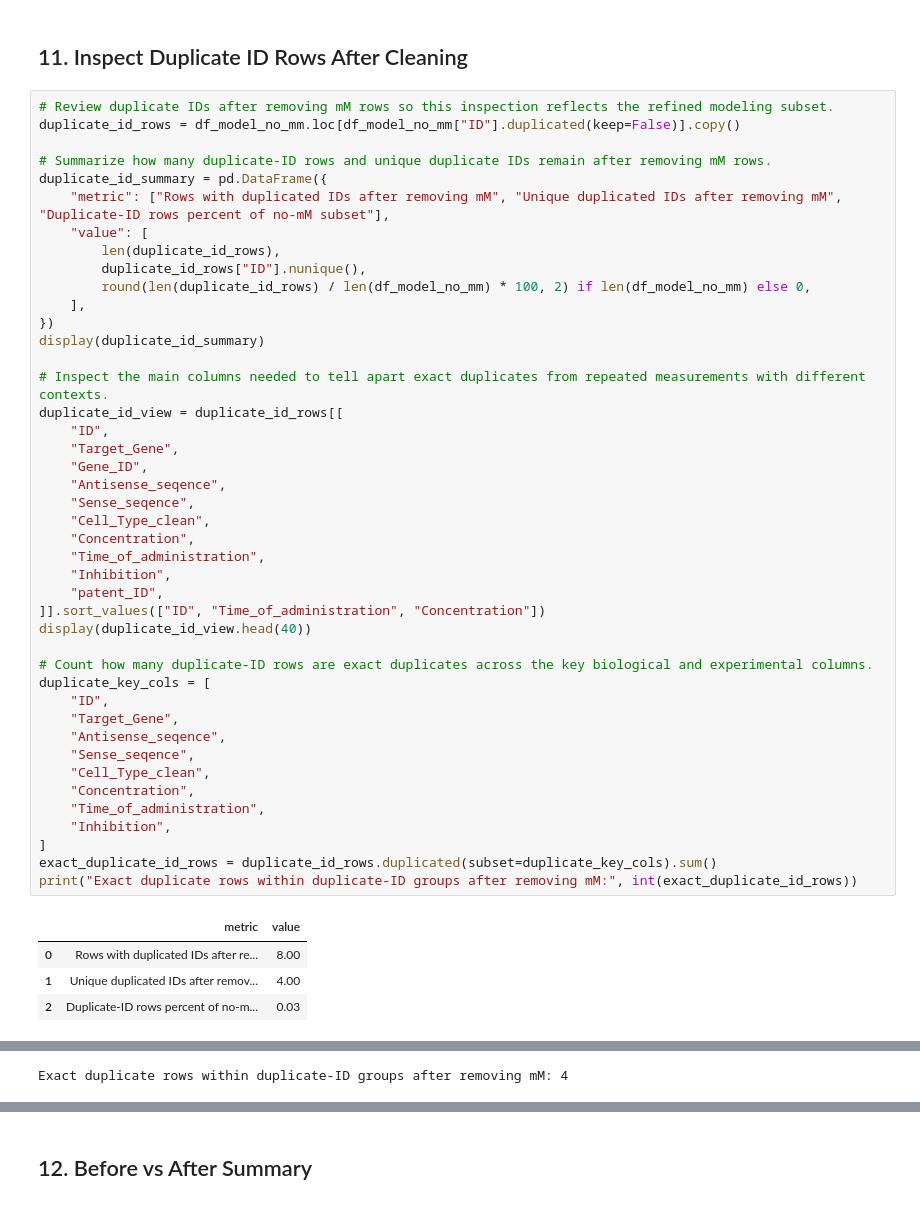
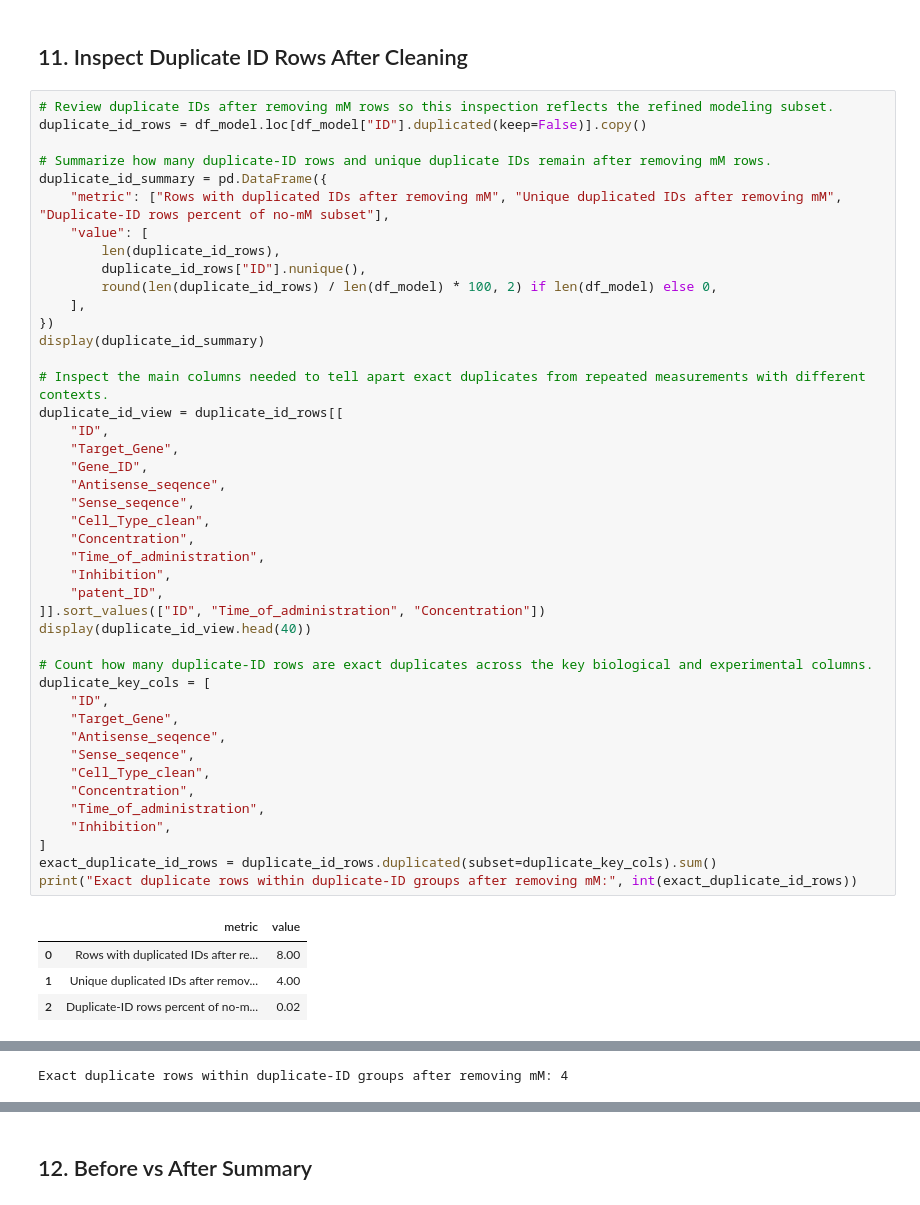
Before and after one commit to evelina-crypto/siRNA-Pharmaceutical-Modeling-with-Foundation-Models, a Jupyter notebook: notebooks/data_qc.ipynb, the cells around one changed output, grey strips where cells are left out. Cells and saved outputs as stored; diff of their text form.

```diff
--- a/notebooks/data_qc.ipynb
+++ b/notebooks/data_qc.ipynb
@@ -719,7 +629,7 @@ display(cleaned_missing_df[cleaned_missing_df["missing_count"] > 0])
 ## 11. Inspect Duplicate ID Rows After Cleaning
 # %%
 # Review duplicate IDs after removing mM rows so this inspection reflects the refined modeling subset.
-duplicate_id_rows = df_model_no_mm.loc[df_model_no_mm["ID"].duplicated(keep=False)].copy()
+duplicate_id_rows = df_model.loc[df_model["ID"].duplicated(keep=False)].copy()
 
 # Summarize how many duplicate-ID rows and unique duplicate IDs remain after removing mM rows.
 duplicate_id_summary = pd.DataFrame({
@@ -727,7 +637,7 @@ duplicate_id_summary = pd.DataFrame({
     "value": [
         len(duplicate_id_rows),
         duplicate_id_rows["ID"].nunique(),
-        round(len(duplicate_id_rows) / len(df_model_no_mm) * 100, 2) if len(df_model_no_mm) else 0,
+        round(len(duplicate_id_rows) / len(df_model) * 100, 2) if len(df_model) else 0,
     ],
 })
 display(duplicate_id_summary)
@@ -737,34 +647,34 @@ duplicate_id_view = duplicate_id_rows[[
     "ID",
     "Target_Gene",
     "Gene_ID",
     "Antisense_seqence",
     "Sense_seqence",
     "Cell_Type_clean",
     "Concentration",
     "Time_of_administration",
     "Inhibition",
     "patent_ID",
 ]].sort_values(["ID", "Time_of_administration", "Concentration"])
 display(duplicate_id_view.head(40))
 
 # Count how many duplicate-ID rows are exact duplicates across the key biological and experimental columns.
 duplicate_key_cols = [
     "ID",
     "Target_Gene",
     "Antisense_seqence",
     "Sense_seqence",
     "Cell_Type_clean",
     "Concentration",
     "Time_of_administration",
     "Inhibition",
 ]
 exact_duplicate_id_rows = duplicate_id_rows.duplicated(subset=duplicate_key_cols).sum()
 print("Exact duplicate rows within duplicate-ID groups after removing mM:", int(exact_duplicate_id_rows))
 # %% [output]
 |  | metric | value |
 | 0 | Rows with duplicated IDs after re... | 8.00 |
 | 1 | Unique duplicated IDs after remov... | 4.00 |
-| 2 | Duplicate-ID rows percent of no-m... | 0.03 |
+| 2 | Duplicate-ID rows percent of no-m... | 0.02 |
 |  | ID | Target_Gene | Gene_ID | Antisense_seqence | Sense_seqence | Cell_Type_clean | Concentration | ... |
 | 24615 | 026-06-14-08089-10n-24h-81.00 | MAPT | 4137.0 | UACCAUGCGAGCUUGGGUCACGU | GUGACCCAAGCUCGCAUGGUA | Be(2)C cell line | 10nM | ... |
 | 24819 | 026-06-14-08089-10n-24h-81.00 | MAPT | 4137.0 | UACCAUGCGAGCUUGGGUCACGU | GUGACCCAAGCUCGCAUGGUA | Be(2)C cell line | 10nM | ... |
```
Also changed, not shown: parts of 8 cells of this notebook, 5 other files.
